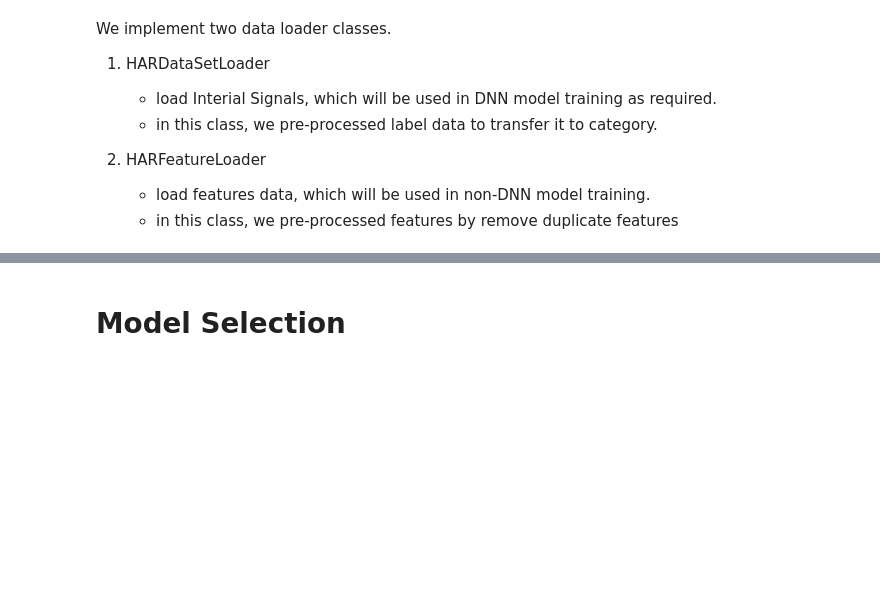
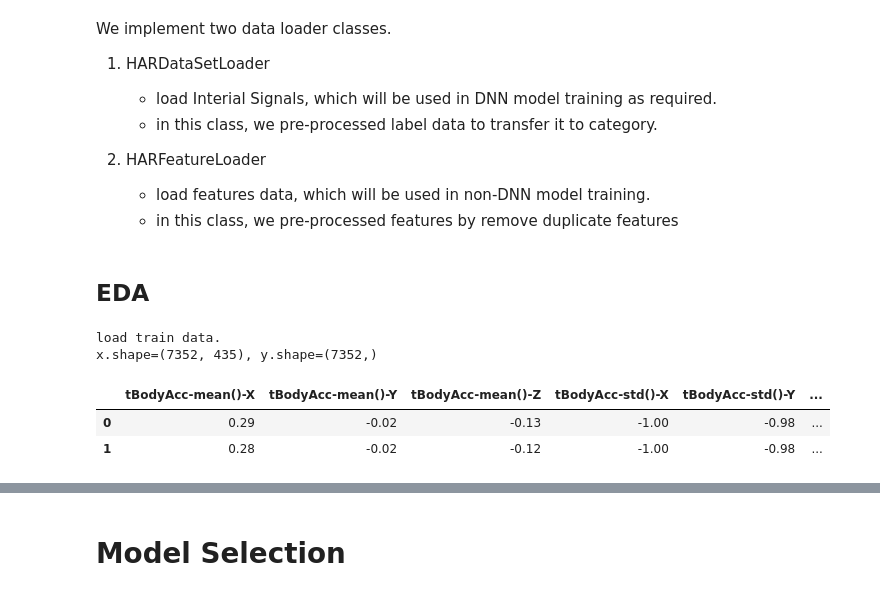
Before and after one commit to felixzhao/HARDataset, a Jupyter notebook: Halter_V1_final_report.ipynb, the cells around one changed output, grey strips where cells are left out. Cells and saved outputs as stored; diff of their text form; code cells hidden in the pictures; blank space fills up the shorter version.

```diff
--- a/Halter_V1_final_report.ipynb
+++ b/Halter_V1_final_report.ipynb
@@ -210,3 +210,16 @@ class HARFeatureLoader:
         x_path, subject_path, y_path = self._generate_path('test')
         self.train_df = self._load(x_path, subject_path, y_path)
         return self._load_features(self.train_df)
+# %% [markdown]
+## EDA
+# %%
+eda_loader = HARFeatureLoader(root_path)
+eda_loader.load_train()
+eda_train_df = eda_loader.train_df
+eda_train_df.head(2)
+# %% [output]
+load train data.
+x.shape=(7352, 435), y.shape=(7352,)
+|  | tBodyAcc-mean()-X | tBodyAcc-mean()-Y | tBodyAcc-mean()-Z | tBodyAcc-std()-X | tBodyAcc-std()-Y | ... |
+| 0 | 0.29 | -0.02 | -0.13 | -1.00 | -0.98 | ... |
+| 1 | 0.28 | -0.02 | -0.12 | -1.00 | -0.98 | ... |
```
Also changed, not shown: parts of 3 cells of this notebook.
